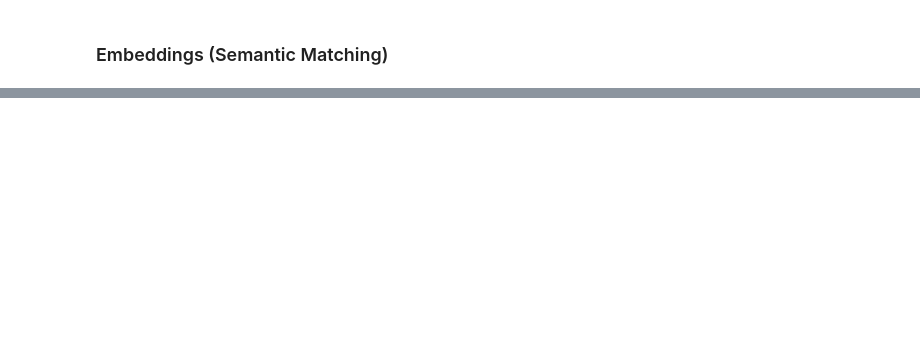
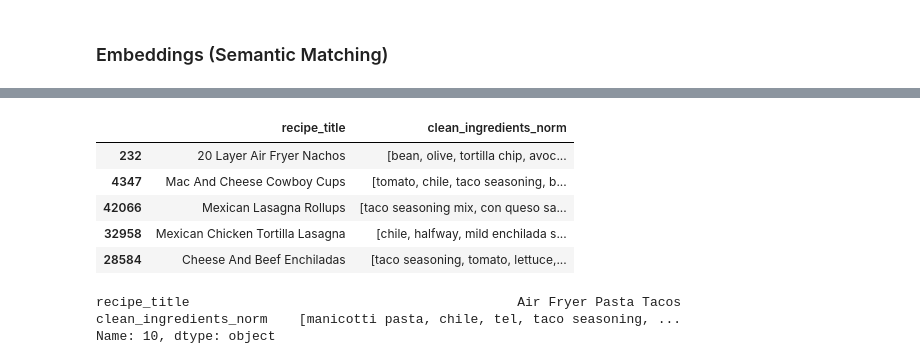
Before and after one commit to mkbnyarko/culinary_compass, a Jupyter notebook: notebooks/preprocessing.ipynb, the cells around one changed output, grey strips where cells are left out. Cells and saved outputs as stored; diff of their text form; code cells hidden in the pictures; blank space fills up the shorter version.

```diff
--- a/notebooks/preprocessing.ipynb
+++ b/notebooks/preprocessing.ipynb
@@ -421,7 +520,7 @@ np.savez_compressed("similarity_matrix.npz", similarity_matrix)
 model = SentenceTransformer("all-MiniLM-L6-v2")
 
 ingredient_texts = recipes_df["clean_ingredients_norm"].apply(
-    lambda xs: ", ".join(xs)
+    lambda x: ", ".join(x)
 ).tolist()
 
 embeddings = model.encode(
@@ -435,0 +549,3 @@ np.save("recipe_embeddings.npy", embeddings)
+# %%
+# Embeddings similarity matrix
+embed_sim = cosine_similarity(embeddings)
@@ -435,0 +577,15 @@ np.save("recipe_embeddings.npy", embeddings)
+# %%
+recommend(10, embed_sim) # embeddings matrix alone
+# %% [output]
+|  | recipe_title | clean_ingredients_norm |
+| 232 | 20 Layer Air Fryer Nachos | [bean, olive, tortilla chip, avoc... |
+| 4347 | Mac And Cheese Cowboy Cups | [tomato, chile, taco seasoning, b... |
+| 42066 | Mexican Lasagna Rollups | [taco seasoning mix, con queso sa... |
+| 32958 | Mexican Chicken Tortilla Lasagna | [chile, halfway, mild enchilada s... |
+| 28584 | Cheese And Beef Enchiladas | [taco seasoning, tomato, lettuce,... |
+# %%
+recipes_df.iloc[10][["recipe_title", "clean_ingredients_norm"]]
+# %% [output]
+recipe_title                                          Air Fryer Pasta Tacos
+clean_ingredients_norm    [manicotti pasta, chile, tel, taco seasoning, ...
+Name: 10, dtype: object
```
Also changed, not shown: parts of 36 cells of this notebook.
